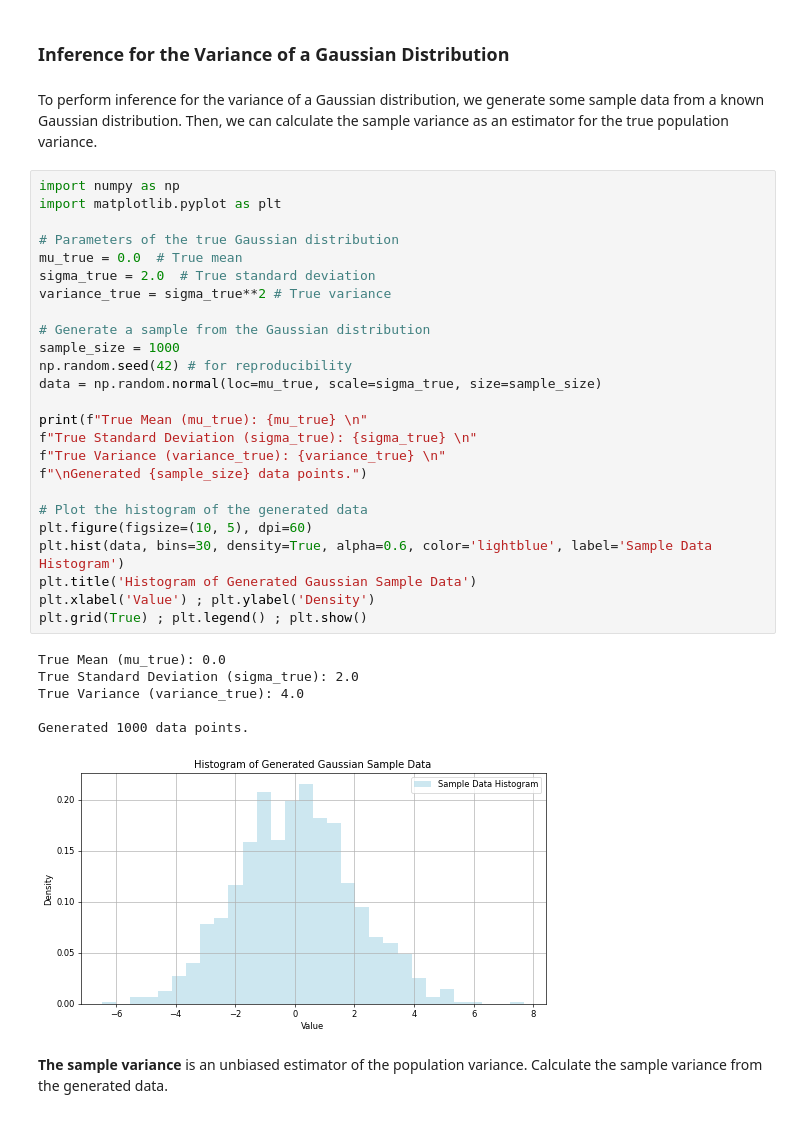
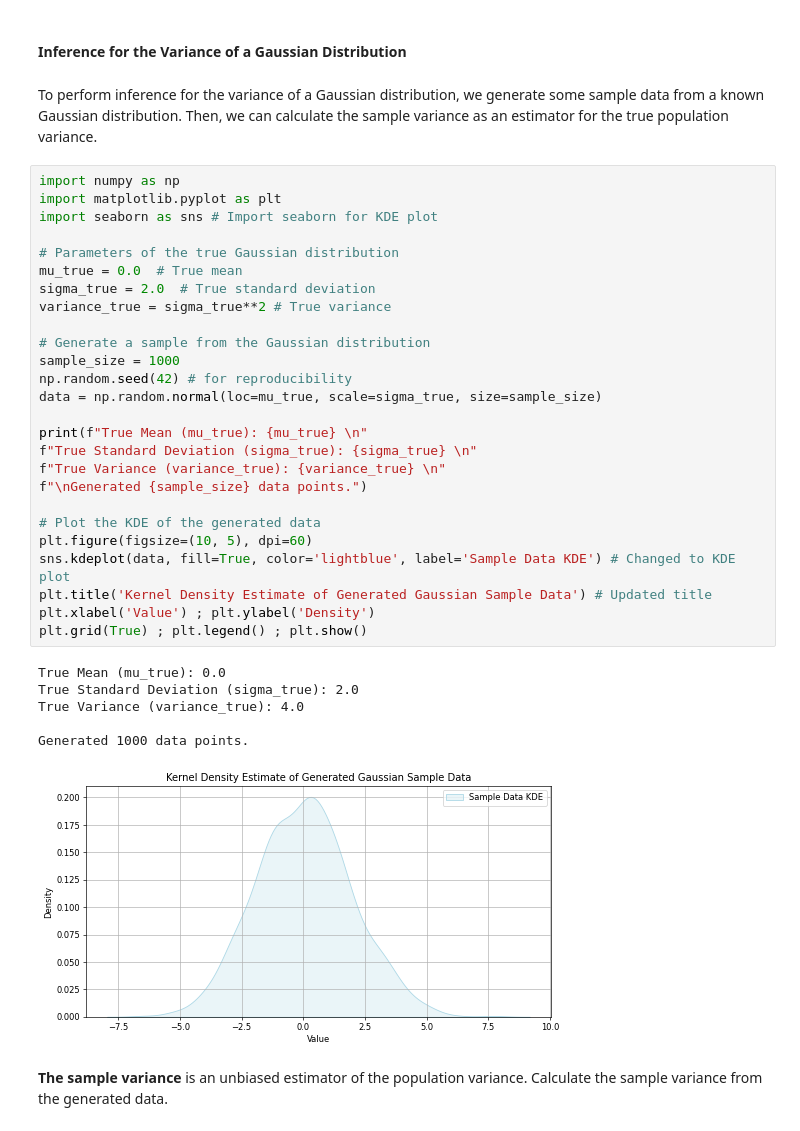
Before and after one commit to pashukalma/statistics_, a Jupyter notebook: infer_var_gauss1D.ipynb, the cells around one changed output. Cells and saved outputs as stored; diff of their text form.

```diff
--- a/infer_var_gauss1D.ipynb
+++ b/infer_var_gauss1D.ipynb
@@ -1,39 +1,40 @@
 # %% [markdown]
-### Inference for the Variance of a Gaussian Distribution
+#### Inference for the Variance of a Gaussian Distribution
 # %% [markdown]
 To perform inference for the variance of a Gaussian distribution, we generate some sample data from a known Gaussian distribution. Then, we can calculate the sample variance as an estimator for the true population variance.
 # %%
 import numpy as np
 import matplotlib.pyplot as plt
+import seaborn as sns # Import seaborn for KDE plot
 
 # Parameters of the true Gaussian distribution
 mu_true = 0.0  # True mean
 sigma_true = 2.0  # True standard deviation
 variance_true = sigma_true**2 # True variance
 
 # Generate a sample from the Gaussian distribution
 sample_size = 1000
 np.random.seed(42) # for reproducibility
 data = np.random.normal(loc=mu_true, scale=sigma_true, size=sample_size)
 
 print(f"True Mean (mu_true): {mu_true} \n"
 f"True Standard Deviation (sigma_true): {sigma_true} \n"
 f"True Variance (variance_true): {variance_true} \n"
 f"\nGenerated {sample_size} data points.")
 
-# Plot the histogram of the generated data
+# Plot the KDE of the generated data
 plt.figure(figsize=(10, 5), dpi=60)
-plt.hist(data, bins=30, density=True, alpha=0.6, color='lightblue', label='Sample Data Histogram')
-plt.title('Histogram of Generated Gaussian Sample Data')
+sns.kdeplot(data, fill=True, color='lightblue', label='Sample Data KDE') # Changed to KDE plot
+plt.title('Kernel Density Estimate of Generated Gaussian Sample Data') # Updated title
 plt.xlabel('Value') ; plt.ylabel('Density')
 plt.grid(True) ; plt.legend() ; plt.show()
 # %% [output]
 True Mean (mu_true): 0.0
 True Standard Deviation (sigma_true): 2.0
 True Variance (variance_true): 4.0
 
 Generated 1000 data points.
-[figure, old version]
+[figure, new version]
 # %% [markdown]
 **The sample variance** is an unbiased estimator of the population variance. Calculate the sample variance from the generated data.
 # %%
```
Also changed, not shown: parts of 2 cells of this notebook, 5 other files.
